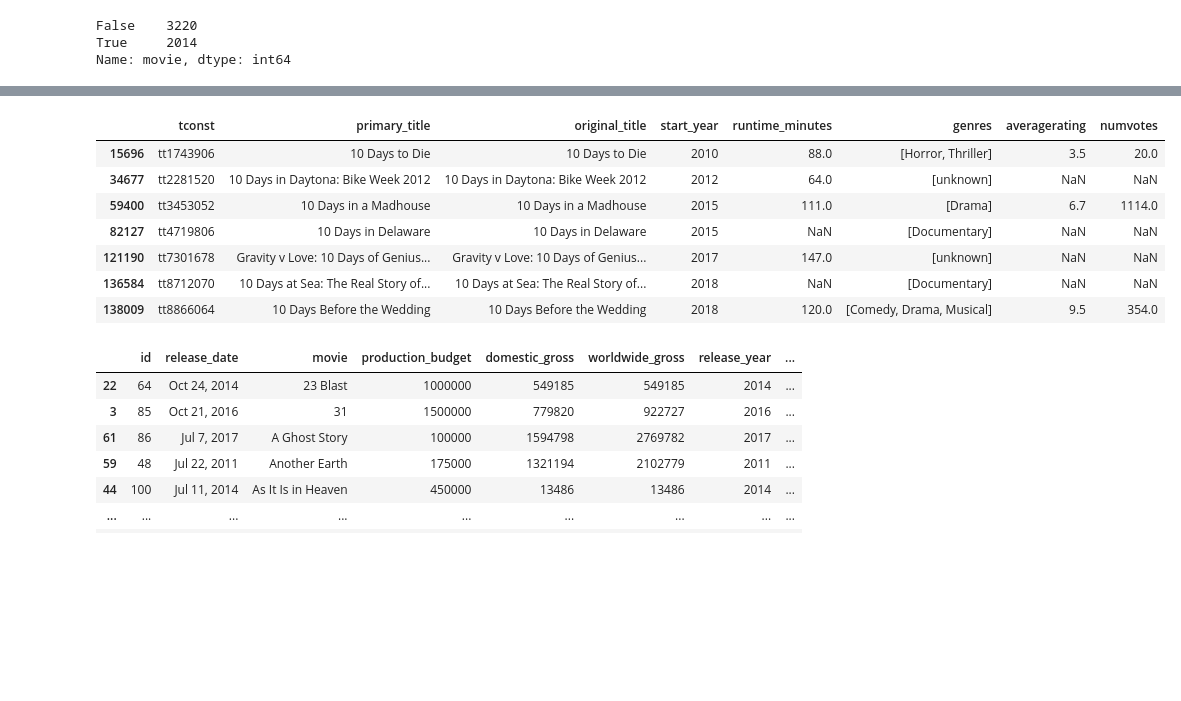
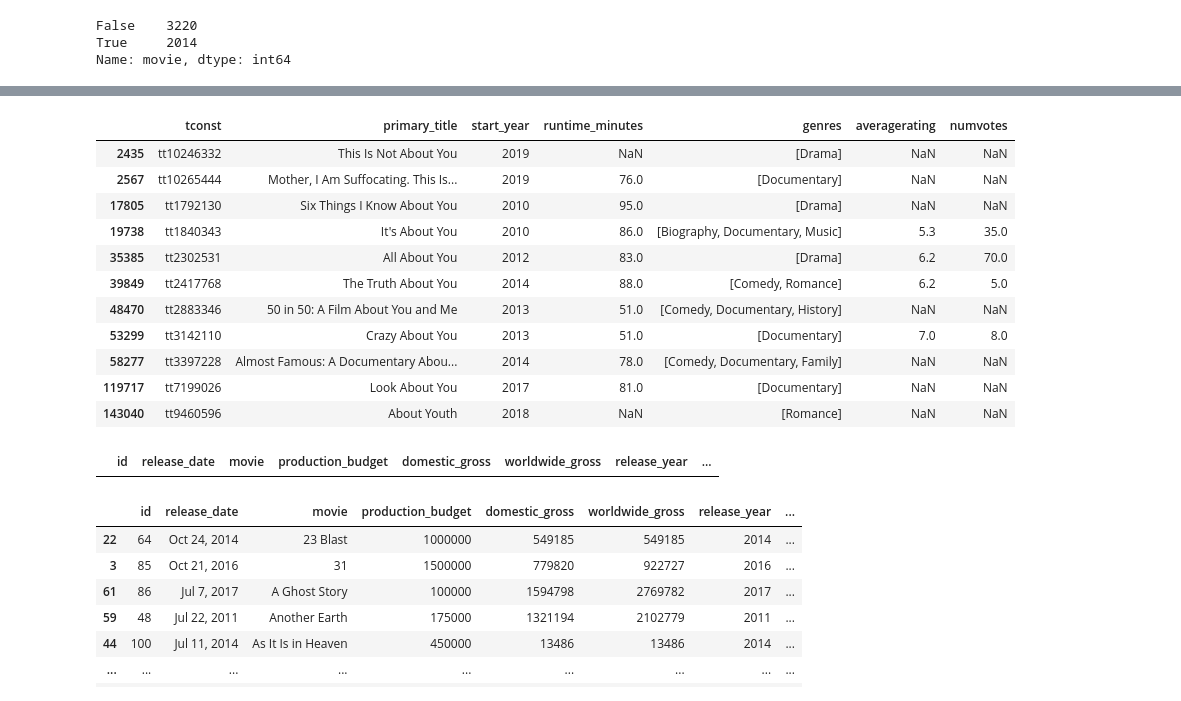
Before and after one commit to clreiner/dsc-project-template, a Jupyter notebook: scratch_notebooks/joinbudgetstoinfo.ipynb, the cells around one changed output, grey strips where cells are left out. Saved outputs shown, nothing was run; the diff lists cells and outputs as text; code cells hidden in the pictures; blank space fills up the shorter version.

```diff
--- a/scratch_notebooks/joinbudgetstoinfo.ipynb
+++ b/scratch_notebooks/joinbudgetstoinfo.ipynb
@@ -214,3 +232,5 @@ budgets_df['movie'].isin(basics_ratings_df['original_title']).value_counts()
 False    3220
 True     2014
 Name: movie, dtype: int64
+# %%
+basics_ratings_df = basics_ratings_df.drop(columns = ['original_title'])
@@ -217,14 +249,22 @@ Name: movie, dtype: int64
 # %%
-basics_ratings_df[basics_ratings_df['primary_title'].str.contains('10 Days')]
+basics_ratings_df[basics_ratings_df['primary_title'].str.contains('About You')]
 # %% [output]
-|  | tconst | primary_title | original_title | start_year | runtime_minutes | genres | averagerating | numvotes |
-| 15696 | tt1743906 | 10 Days to Die | 10 Days to Die | 2010 | 88.0 | [Horror, Thriller] | 3.5 | 20.0 |
-| 34677 | tt2281520 | 10 Days in Daytona: Bike Week 2012 | 10 Days in Daytona: Bike Week 2012 | 2012 | 64.0 | [unknown] | NaN | NaN |
-| 59400 | tt3453052 | 10 Days in a Madhouse | 10 Days in a Madhouse | 2015 | 111.0 | [Drama] | 6.7 | 1114.0 |
-| 82127 | tt4719806 | 10 Days in Delaware | 10 Days in Delaware | 2015 | NaN | [Documentary] | NaN | NaN |
-| 121190 | tt7301678 | Gravity v Love: 10 Days of Genius... | Gravity v Love: 10 Days of Genius... | 2017 | 147.0 | [unknown] | NaN | NaN |
-| 136584 | tt8712070 | 10 Days at Sea: The Real Story of... | 10 Days at Sea: The Real Story of... | 2018 | NaN | [Documentary] | NaN | NaN |
-| 138009 | tt8866064 | 10 Days Before the Wedding | 10 Days Before the Wedding | 2018 | 120.0 | [Comedy, Drama, Musical] | 9.5 | 354.0 |
+|  | tconst | primary_title | start_year | runtime_minutes | genres | averagerating | numvotes |
+| 2435 | tt10246332 | This Is Not About You | 2019 | NaN | [Drama] | NaN | NaN |
+| 2567 | tt10265444 | Mother, I Am Suffocating. This Is... | 2019 | 76.0 | [Documentary] | NaN | NaN |
+| 17805 | tt1792130 | Six Things I Know About You | 2010 | 95.0 | [Drama] | NaN | NaN |
+| 19738 | tt1840343 | It's About You | 2010 | 86.0 | [Biography, Documentary, Music] | 5.3 | 35.0 |
+| 35385 | tt2302531 | All About You | 2012 | 83.0 | [Drama] | 6.2 | 70.0 |
+| 39849 | tt2417768 | The Truth About You | 2014 | 88.0 | [Comedy, Romance] | 6.2 | 5.0 |
+| 48470 | tt2883346 | 50 in 50: A Film About You and Me | 2013 | 51.0 | [Comedy, Documentary, History] | NaN | NaN |
+| 53299 | tt3142110 | Crazy About You | 2013 | 51.0 | [Documentary] | 7.0 | 8.0 |
+| 58277 | tt3397228 | Almost Famous: A Documentary Abou... | 2014 | 78.0 | [Comedy, Documentary, Family] | NaN | NaN |
+| 119717 | tt7199026 | Look About You | 2017 | 81.0 | [Documentary] | NaN | NaN |
+| 143040 | tt9460596 | About Youth | 2018 | NaN | [Romance] | NaN | NaN |
+# %%
+lower_budget_df[lower_budget_df['movie'].str.contains('CJ7')]
+# %% [output]
+|  | id | release_date | movie | production_budget | domestic_gross | worldwide_gross | release_year | ... |
 # %%
 roi_basics_ratings_df = lower_budget_df.merge(basics_ratings_df, how = 'inner', left_on = ['movie', 'release_year'], right_on = ['primary_title', 'start_year'])
 # %%
```
Also changed, not shown: parts of 25 cells of this notebook, 3 other files.
